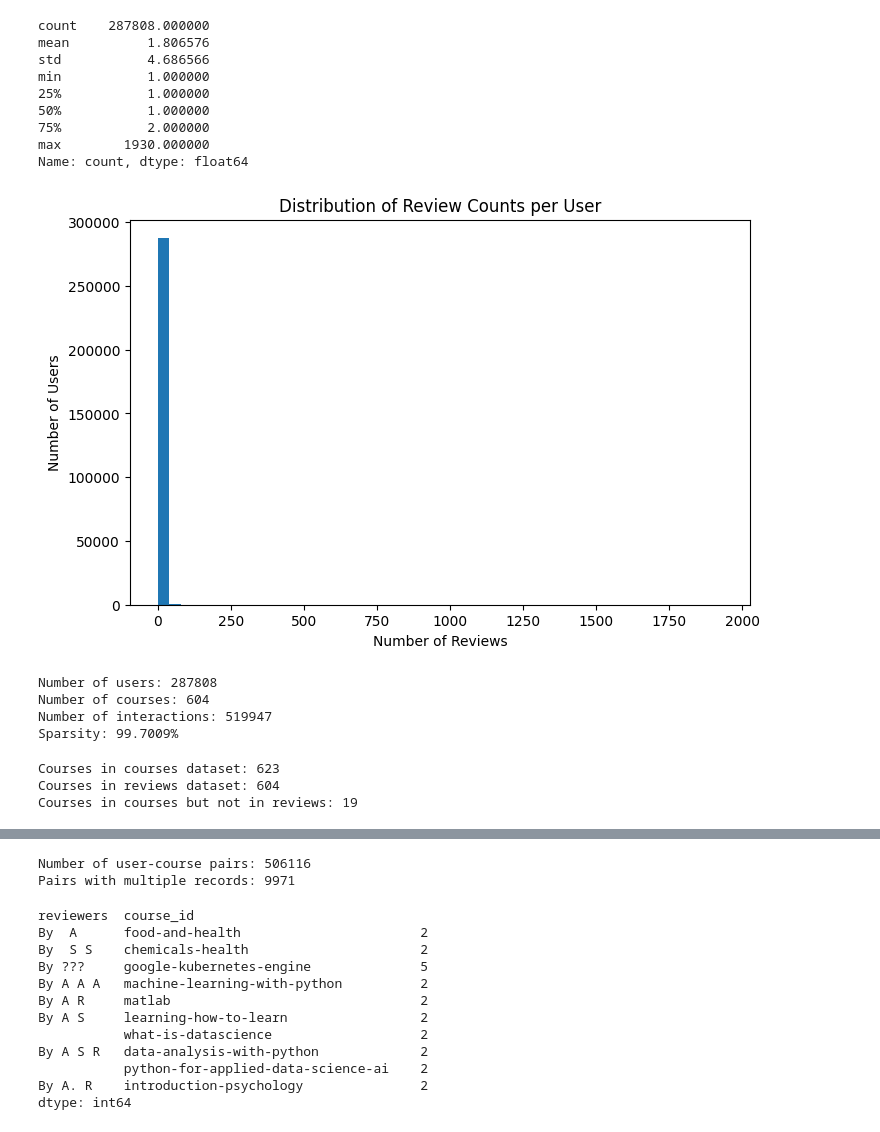
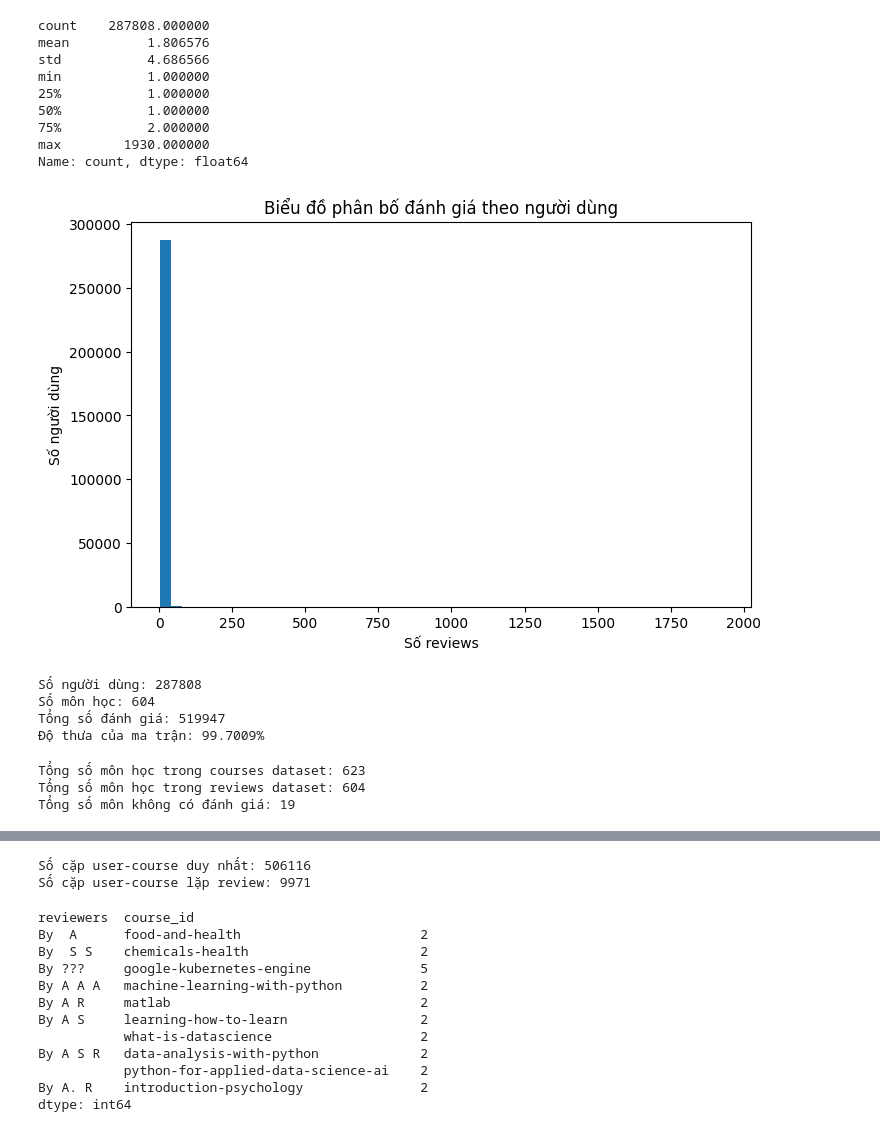
Before and after one commit to nguyentrang05/Coursera_Recommendation_System, a Jupyter notebook: notebooks/01_eda_preprocessing.ipynb, the cells around one changed output, grey strips where cells are left out. Saved outputs shown, nothing was run; the diff lists cells and outputs as text; code cells hidden in the pictures.

```diff
--- a/notebooks/01_eda_preprocessing.ipynb
+++ b/notebooks/01_eda_preprocessing.ipynb
@@ -182,6 +180,6 @@ plt.show()
 # %%
-reviews_per_user = reviews["reviewers"].value_counts()
-reviews_per_user.describe()
+reviews_theo_nguoi_dung = reviews["reviewers"].value_counts()
+reviews_theo_nguoi_dung.describe()
 # %% [output]
 count    287808.000000
 mean          1.806576
@@ -195,42 +193,41 @@ Name: count, dtype: float64
 # %%
 plt.figure(figsize=(8, 5))
 
-plt.hist(reviews_per_user, bins=50)
+plt.hist(reviews_theo_nguoi_dung, bins=50)
 
-plt.title("Distribution of Review Counts per User")
-plt.xlabel("Number of Reviews")
-plt.ylabel("Number of Users")
+plt.title("Biểu đồ phân bố đánh giá theo người dùng")
+plt.xlabel("Số reviews")
+plt.ylabel("Số người dùng")
 
 plt.show()
 # %% [output]
-[figure, old version]
+[figure, new version]
 # %%
-num_users = reviews["reviewers"].nunique()
-num_courses = reviews["course_id"].nunique()
-num_interactions = len(reviews)
+so_users = reviews["reviewers"].nunique()
+so_courses = reviews["course_id"].nunique()
+tong_danh_gia = len(reviews)
 
-total_possible = num_users * num_courses
-sparsity = 1 - num_interactions / total_possible
+o_ma_tran = so_users * so_courses
+do_thua = 1 - tong_danh_gia / o_ma_tran
 
-print("Number of users:", num_users)
-print("Number of courses:", num_courses)
-print("Number of interactions:", num_interactions)
-print("Sparsity: {:.4%}".format(sparsity))
+print("Số người dùng:", so_users)
+print("Số môn học:", so_courses)
+print("Tổng số đánh giá:", tong_danh_gia)
+print("Độ thưa của ma trận: {:.4%}".format(do_thua))
 # %% [output]
-Number of users: 287808
-Number of courses: 604
-Number of interactions: 519947
-Sparsity: 99.7009%
+Số người dùng: 287808
+Số môn học: 604
+Tổng số đánh giá: 519947
+Độ thưa của ma trận: 99.7009%
 # %%
-print("Courses in courses dataset:", courses["course_id"].nunique())
-print("Courses in reviews dataset:", reviews["course_id"].nunique())
+so_mon_courses = courses["course_id"].nunique()
+so_mon_reviews = reviews["course_id"].nunique()
+print("Tổng số môn học trong courses dataset:", so_mon_courses )
+print("Tổng số môn học trong reviews dataset:", so_mon_reviews )
 
-print(
-    "Courses in courses but not in reviews:",
-    len(set(courses["course_id"]) - set(reviews["course_id"]))
-)
+print("Tổng số môn không có đánh giá:", so_mon_courses - so_mon_reviews)
 # %% [output]
-Courses in courses dataset: 623
-Courses in reviews dataset: 604
-Courses in courses but not in reviews: 19
+Tổng số môn học trong courses dataset: 623
+Tổng số môn học trong reviews dataset: 604
+Tổng số môn không có đánh giá: 19
 # %%
@@ -258,13 +253,11 @@ display(courses_without_reviews)
 | 621 | The fundamentals of hotel distrib... | ESSEC Business School | https://www.coursera.org/learn/ho... | hotel-distribution |
 | 622 | A Crash Course in Data Science | Johns Hopkins University | https://www.coursera.org/learn/da... | data-science-course |
 # %%
-user_course_counts = reviews.groupby(
-    ["reviewers", "course_id"]
-).size()
+user_course_count = reviews.groupby(["reviewers", "course_id"]).size()
 
-print("Number of user-course pairs:", len(user_course_counts))
-print("Pairs with multiple records:", (user_course_counts > 1).sum())
+print("Số cặp user-course duy nhất:", len(user_course_count))
+print("Số cặp user-course lặp review:", (user_course_count > 1).sum())
 # %% [output]
-Number of user-course pairs: 506116
-Pairs with multiple records: 9971
+Số cặp user-course duy nhất: 506116
+Số cặp user-course lặp review: 9971
 # %%
```
Also changed, not shown: parts of 34 cells of this notebook.
